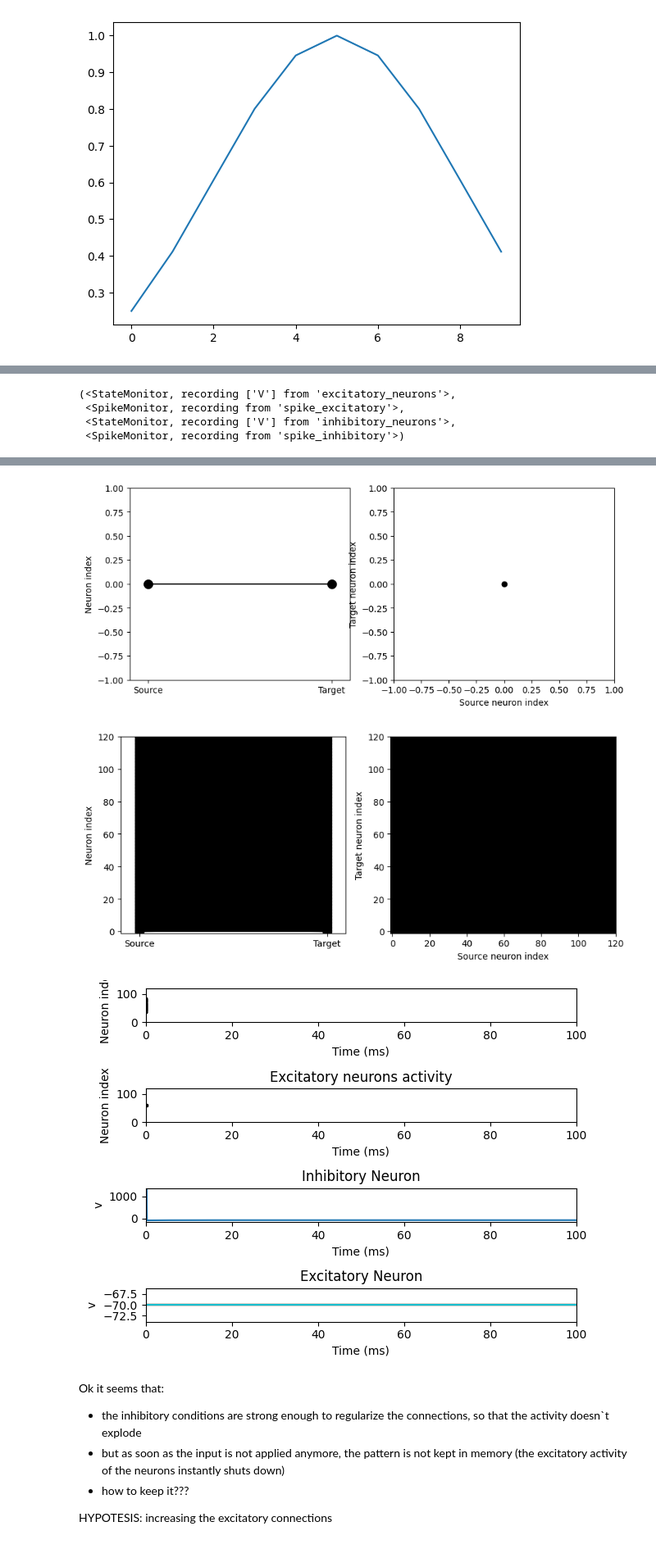
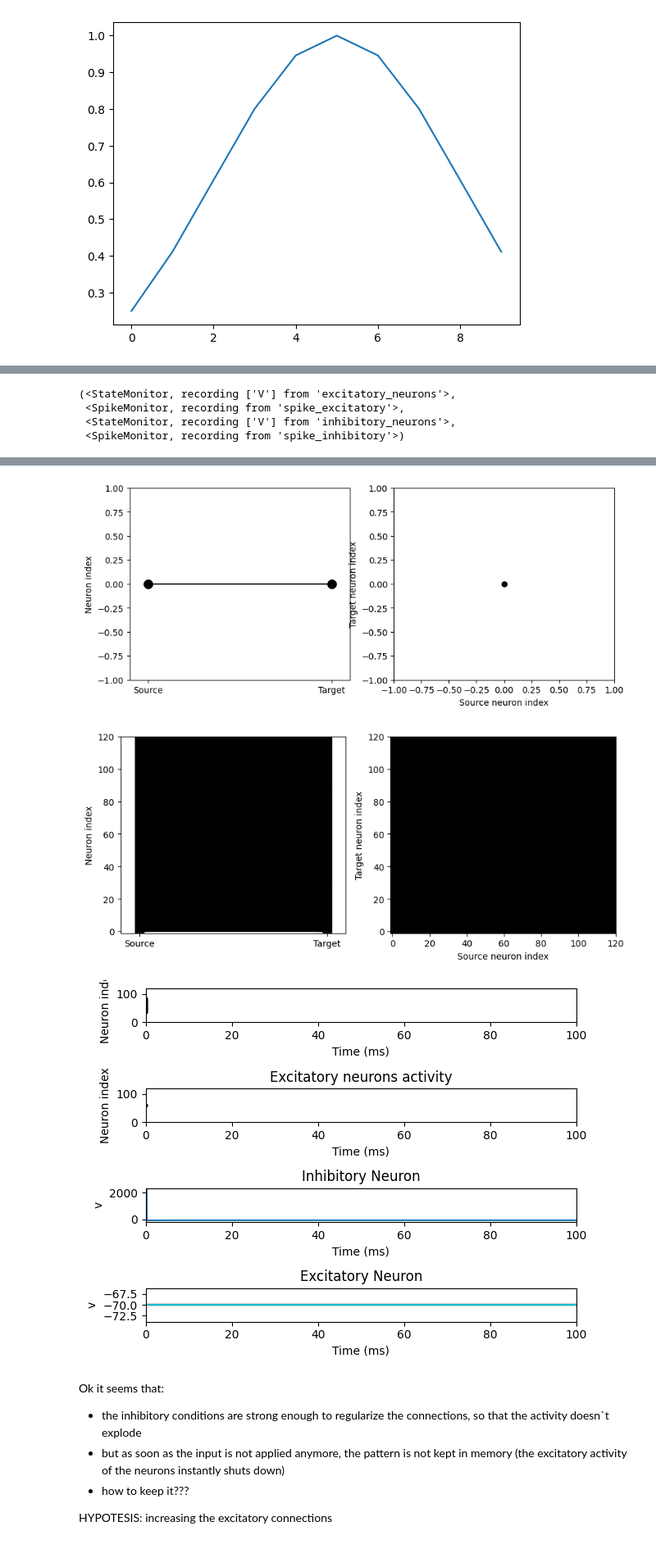
Before and after one commit to BernardMaacaron/JointAttractorNets, a Jupyter notebook: RingAttractorExample.ipynb, the cells around one changed output, grey strips where cells are left out. Shown at 82% size. Cells and saved outputs as stored; diff of their text form; code cells hidden in the pictures.

Commit message:
found almost (?) good weights

```diff
--- a/RingAttractorExample.ipynb
+++ b/RingAttractorExample.ipynb
@@ -27,22 +27,22 @@ plt.plot(input_weights)
 class Gaussian_Input_Generator:
     def __init__(self,
                  n,
-                 m=0,
+                 amp=0,
                  mu=0,
                  sigma=1,
                  noise=False,):
 
         self.n=n
-        self.m=m  #amplitude
+        self.amp=amp  #amplitude
         self.mu=mu #peak position (preferred direction of the corresponding neuron (theta in gradi))
         self.sigma=sigma #refers to the certainty of the cue
         self.noise=noise
-        self.x=array([360.0/n*i for i in range(n)])
+        self.x=array([360./n*i for i in range(n)])
 
     def generate_cue(self):
 
         wraps = np.arange(-5, 6)
-        y=self.m * np.sum(np.exp(-0.5 * ((self.x[:,None]-self.mu+wraps*360) /self.sigma)**2),axis=1)
+        y=self.amp * np.sum(np.exp(-0.5 * np.power((self.x[:,None]-self.mu+wraps*360.) /self.sigma,2)),axis=1)
         # wrapped_gaussian=np.sum(exp(-0.5 * ((self.x[:,None]-self.mu+wraps*360) / self.sigma)**2),axis=1)
         # normalization=1/(self.sigma*(2*pi)**0.5)
 
@@ -78,16 +78,16 @@ def simulate(duration, plot_states=False): #, input_weights=None, nput_gen=0, ):
         #     N=10, indices = np.concatenate([4*np.ones(100), 5*np.ones(100)],axis=0), times= np.concatenate([np.linspace(0,20,100), np.linspace(0,20,100)],axis=0)*ms
         # )
 
-        gaussian_gen = Gaussian_Input_Generator(n=120, m=0.8, mu=180, sigma=2, noise=False)
+        gaussian_gen = Gaussian_Input_Generator(n=120, amp=10, mu=180, sigma=2, noise=False) #m=0.8
         input_gen = gaussian_gen.to_brian2_neuron_group()
-        input_weights = gaussian_gen.generate_cue()
+        input_weights = gaussian_gen.generate_cue() #those are too low
 
         # TODO: FIx the weights
         obj_network = RingAttractor(N=120,wee = 460*mV, wei = 460*mV, wie = 4200*mV, wii = 5600*mV)
 
         connecting_input = Synapses(input_gen, obj_network.excitatory_neurons, model='W_input : volt', name="input_synapses", on_pre="V_post += W_input")
         connecting_input.connect(j="i")
-        connecting_input.W_input[:] = input_weights.flatten() * volt
+        connecting_input.W_input_[:] = input_weights.flatten() * volt
         print(connecting_input.W_input)
         display(connecting_input.W_input_)
 
@@ -110,7 +110,7 @@ def simulate(duration, plot_states=False): #, input_weights=None, nput_gen=0, ):
 
         network.add(monitors) #if I don`t add this nothing is really happening`
         """
-        network.run(duration) #HERE ERROR
+        network.run(duration)
 
         if plot_states:
             fig, ax = plt.subplots(4,1)
@@ -190,12 +190,12 @@ simulate(duration=100*ms, plot_states=True) #, input_gen=input_gen, input_weight
 (<StateMonitor, recording ['V'] from 'excitatory_neurons'>,
  <SpikeMonitor, recording from 'spike_excitatory'>,
  <StateMonitor, recording ['V'] from 'inhibitory_neurons'>,
  <SpikeMonitor, recording from 'spike_inhibitory'>)
 [figure]
 [figure]
 [figure]
 [figure]
-[figure, old version]
+[figure, new version]
 # %% [markdown]
 Ok it seems that:
 - the inhibitory conditions are strong enough to regularize the connections, so that the activity doesn`t explode
```
Also changed, not shown: parts of 1 cell of this notebook.
